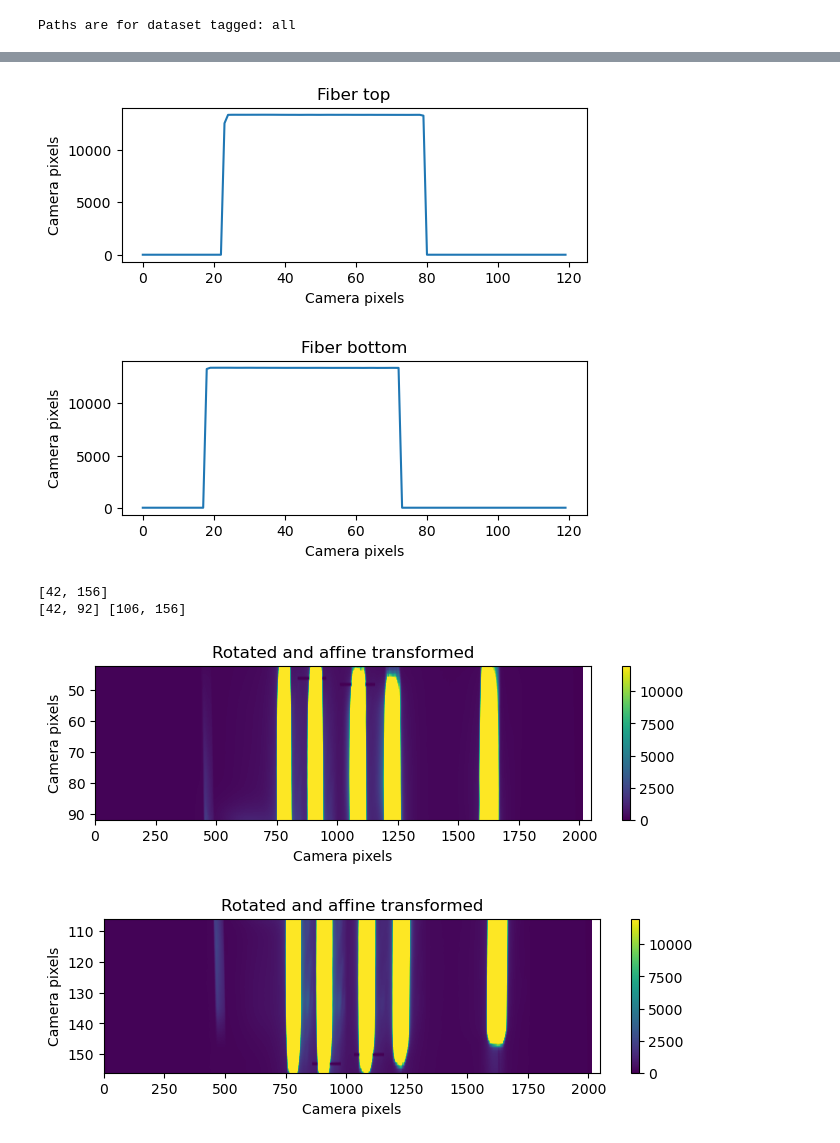
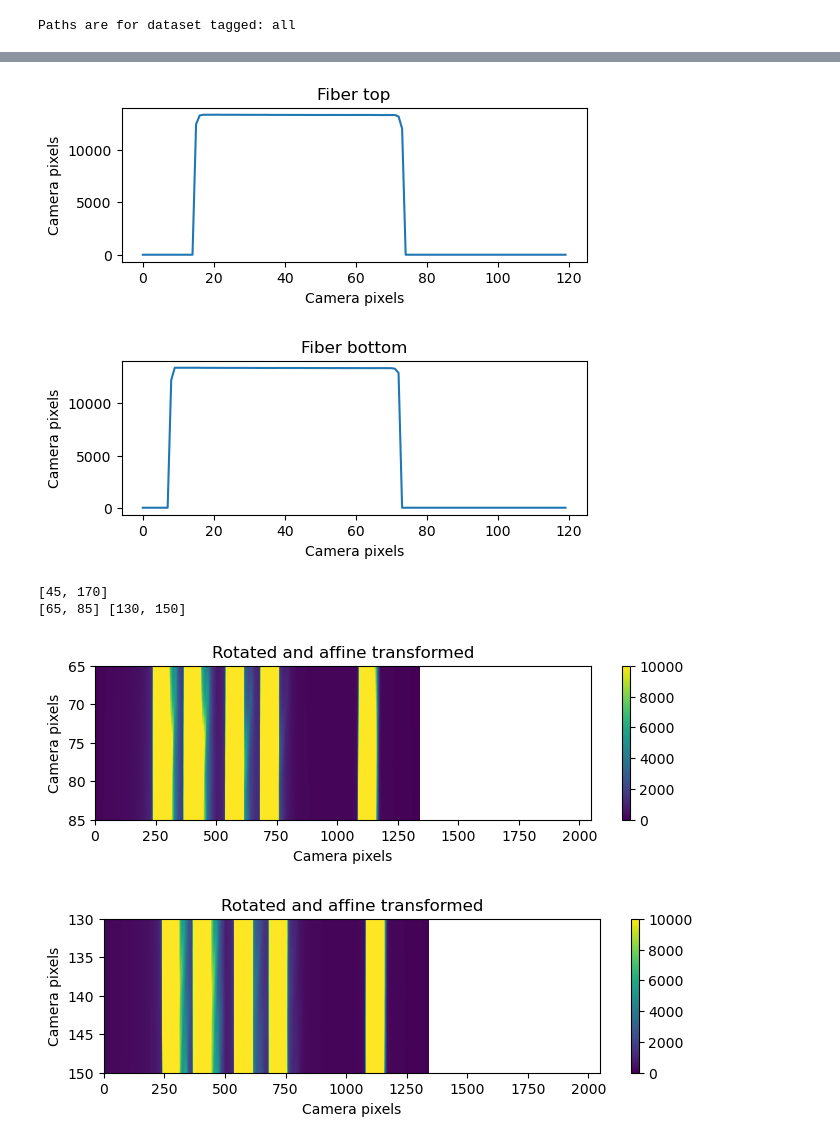
Before and after one commit to AllenNeuralDynamics/HSFPpreprocess, a Jupyter notebook: preprocess_01_unskewimage.ipynb, the cells around one changed output, grey strips where cells are left out. Drawn from its saved outputs; the diff is of its cells as text; code cells hidden in the pictures.

```diff
--- a/preprocess_01_unskewimage.ipynb
+++ b/preprocess_01_unskewimage.ipynb
@@ -28,7 +28,7 @@ print(metadata_file)
 metadata = pd.read_csv(metadata_file[0])
 files = os.listdir(path)
 print(files)
-tiff_dir = os.path.join(path,files[3])
+tiff_dir = os.path.join(path,files[1])
 tiff_files = os.listdir(tiff_dir)
 tiff_files = np.array(natsorted(tiff_files))
 print(tiff_files)
@@ -266,48 +265,48 @@ ax.plot(h_line_bot)
 ax.set(xlabel='Camera pixels', ylabel='Camera pixels', title='Fiber bottom')
 plt.show()
 # %% [output]
-[figure, old version]
+[figure, new version]
-[figure, old version]
+[figure, new version]
 # %%
 # Find pixels that correspond to fiber1 and fiber2
 use_laser = 2
 h_line_new = np.mean(img_final,axis=0)
 h_laser_pix_new, _ = find_peaks(h_line_new, height=2000, distance=100)
 v_line = img_final[:,h_laser_pix_new[use_laser]]
 v_line[v_line<sat_val] = 0
 idx = np.nonzero(np.diff(v_line))[0]
 v_width = [idx[0],idx[-1]]
 print(v_width)
 
-fiber1_top = v_width[0]
-fiber1_bottom = v_width[0]+50
-fiber2_top = v_width[1]-50
-fiber2_bottom = v_width[1]
+fiber1_top = v_width[0]+20
+fiber1_bottom = v_width[0]+50-10
+fiber2_top = v_width[1]-50+10
+fiber2_bottom = v_width[1]-20
 
 fiber1 = [fiber1_top, fiber1_bottom]
 fiber2 = [fiber2_top, fiber2_bottom]
 print(fiber1, fiber2)
 
 # Fiber1 location
 f,ax = plt.subplots(figsize=(8,2))
-i = ax.imshow(img_final, aspect='auto', vmin=0, vmax=12000)
+i = ax.imshow(img_final, aspect='auto', vmin=0, vmax=10000)
 ax.set(xlabel='Camera pixels', ylabel='Camera pixels',  title='Rotated and affine transformed', xlim=[0,2048], ylim=[fiber1[1],fiber1[0]])
 ax.grid(False)
 f.colorbar(i,ax=ax)
 plt.show()
 
 # Fiber2 location
 f,ax = plt.subplots(figsize=(8,2))
-i = ax.imshow(img_final, aspect='auto', vmin=0, vmax=12000)
+i = ax.imshow(img_final, aspect='auto', vmin=0, vmax=10000)
 ax.set(xlabel='Camera pixels', ylabel='Camera pixels',  title='Rotated and affine transformed', xlim=[0,2048], ylim=[fiber2[1],fiber2[0]])
 ax.grid(False)
 f.colorbar(i,ax=ax)
 plt.show()
 # %% [output]
-[42, 156]
-[42, 92] [106, 156]
+[45, 170]
+[65, 85] [130, 150]
-[figure, old version]
+[figure, new version]
-[figure, old version]
+[figure, new version]
 # %%
 pt1[0] = pt1[0] + Xoffset
 pt2[0] = pt2[0] + Xoffset
```
Also changed, not shown: parts of 6 cells of this notebook, 22 other files.
